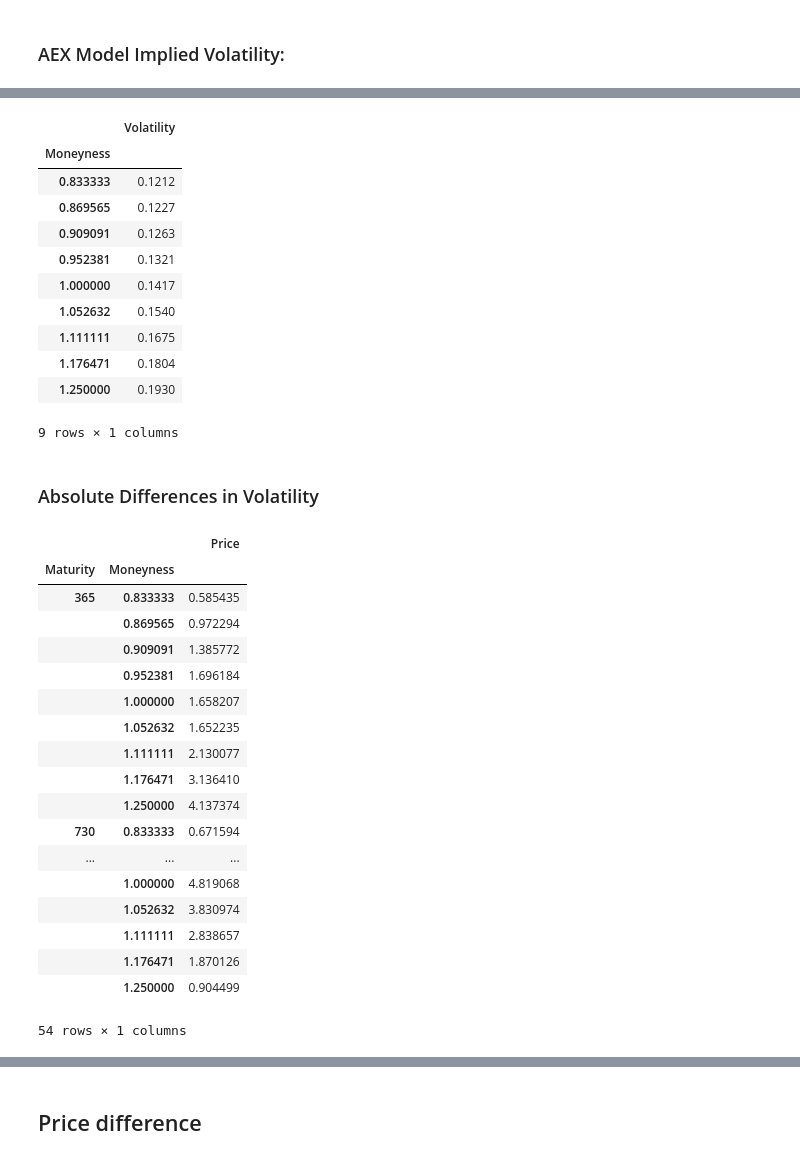
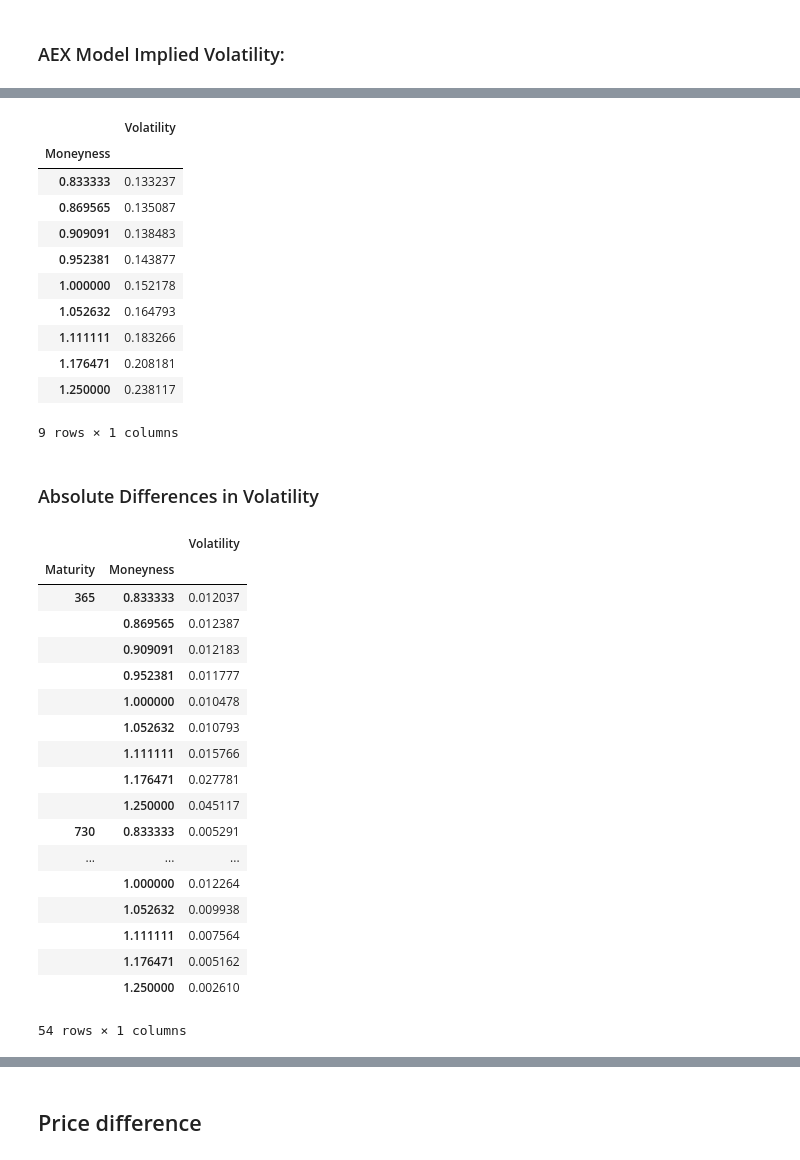
Before and after one commit to ZaighumRajput/IPython, a Jupyter notebook: Finance/comparingVolatilitySurfaces.ipynb, the cells around one changed output, grey strips where cells are left out. Cells and saved outputs as stored; diff of their text form; code cells hidden in the pictures.

```diff
--- a/Finance/comparingVolatilitySurfaces.ipynb
+++ b/Finance/comparingVolatilitySurfaces.ipynb
@@ -50,42 +51,42 @@ AEXModel
 # %%
-AEXMarket.ix[365].ix[0.83333:1.25]
+ModelVolatility.ix[365].ix[0.83333:1.25]
 # %% [output]
 |  | Volatility |
 | Moneyness |  |
-| 0.833333 | 0.1212 |
-| 0.869565 | 0.1227 |
-| 0.909091 | 0.1263 |
-| 0.952381 | 0.1321 |
-| 1.000000 | 0.1417 |
-| 1.052632 | 0.1540 |
-| 1.111111 | 0.1675 |
-| 1.176471 | 0.1804 |
-| 1.250000 | 0.1930 |
+| 0.833333 | 0.133237 |
+| 0.869565 | 0.135087 |
+| 0.909091 | 0.138483 |
+| 0.952381 | 0.143877 |
+| 1.000000 | 0.152178 |
+| 1.052632 | 0.164793 |
+| 1.111111 | 0.183266 |
+| 1.176471 | 0.208181 |
+| 1.250000 | 0.238117 |
 9 rows × 1 columns
 # %% [markdown]
 ### Absolute Differences in Volatility
 # %%
-absoluteDifferenceSurface = (abs(Model - Market))
+absoluteDifferenceSurface = (abs(ModelVolatility - MarketVolatility))
 absoluteDifferenceSurface.dropna()
 # %% [output]
-|  |  | Price |
+|  |  | Volatility |
 | Maturity | Moneyness |  |
-| 365 | 0.833333 | 0.585435 |
-|  | 0.869565 | 0.972294 |
-|  | 0.909091 | 1.385772 |
-|  | 0.952381 | 1.696184 |
-|  | 1.000000 | 1.658207 |
-|  | 1.052632 | 1.652235 |
-|  | 1.111111 | 2.130077 |
-|  | 1.176471 | 3.136410 |
-|  | 1.250000 | 4.137374 |
-| 730 | 0.833333 | 0.671594 |
+| 365 | 0.833333 | 0.012037 |
+|  | 0.869565 | 0.012387 |
+|  | 0.909091 | 0.012183 |
+|  | 0.952381 | 0.011777 |
+|  | 1.000000 | 0.010478 |
+|  | 1.052632 | 0.010793 |
+|  | 1.111111 | 0.015766 |
+|  | 1.176471 | 0.027781 |
+|  | 1.250000 | 0.045117 |
+| 730 | 0.833333 | 0.005291 |
 | ... | ... | ... |
-|  | 1.000000 | 4.819068 |
-|  | 1.052632 | 3.830974 |
-|  | 1.111111 | 2.838657 |
-|  | 1.176471 | 1.870126 |
-|  | 1.250000 | 0.904499 |
+|  | 1.000000 | 0.012264 |
+|  | 1.052632 | 0.009938 |
+|  | 1.111111 | 0.007564 |
+|  | 1.176471 | 0.005162 |
+|  | 1.250000 | 0.002610 |
 54 rows × 1 columns
 # %%
 absoluteDifferenceSurface.describe()
```
Also changed, not shown: parts of 14 cells of this notebook, 4 other files.
